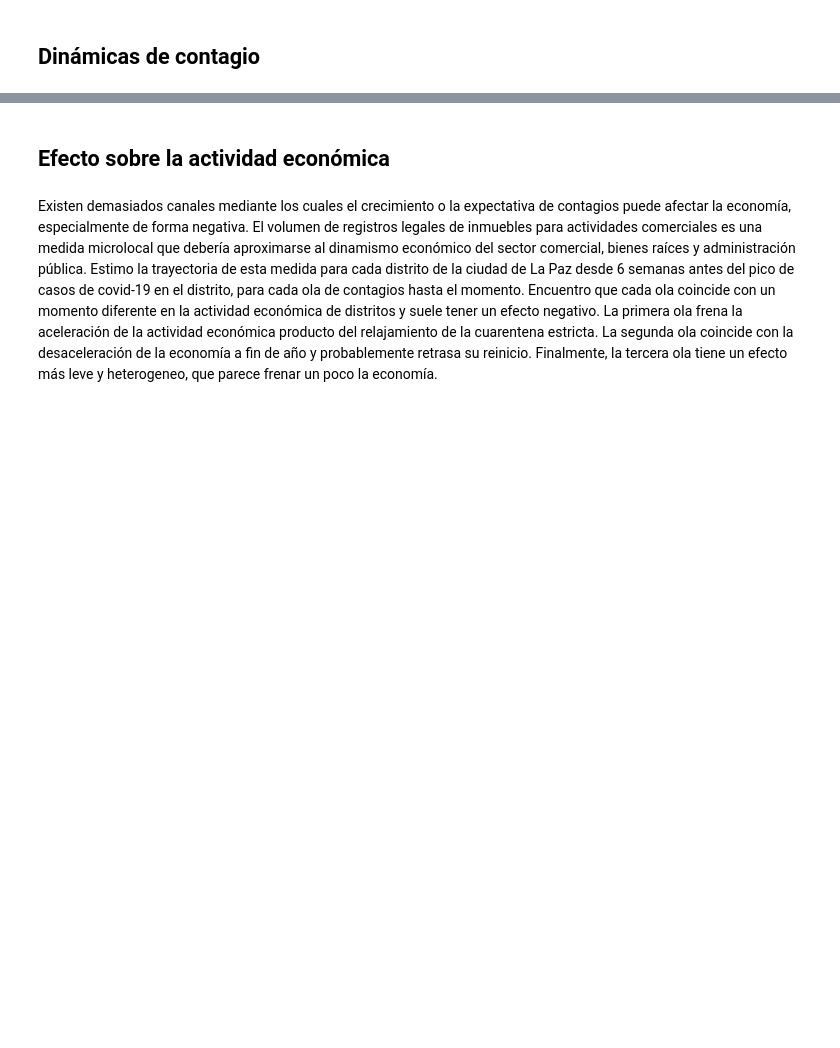
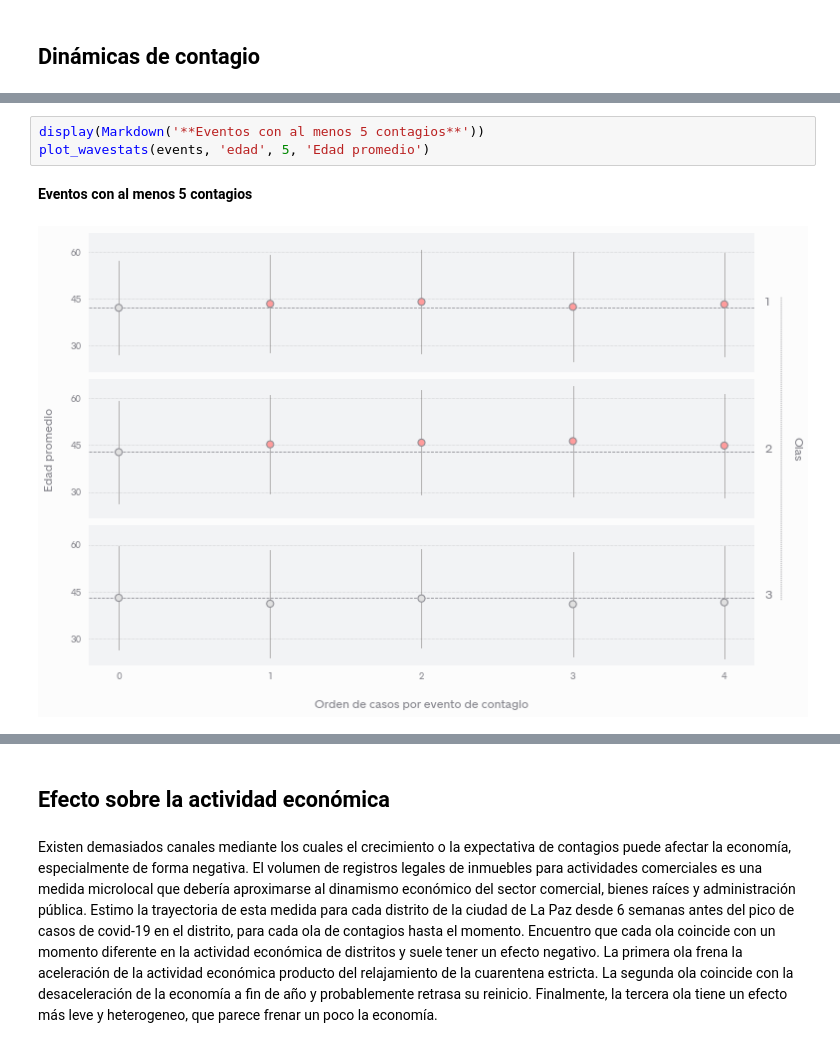
Before and after one commit to mauforonda/notas, a Jupyter notebook: covid19_en_lapaz.ipynb, the cells around one changed output, grey strips where cells are left out. Cells and saved outputs as stored; diff of their text form; blank space fills up the shorter version.

```diff
--- a/covid19_en_lapaz.ipynb
+++ b/covid19_en_lapaz.ipynb
@@ -147,0 +273,6 @@ La línea roja representa la media de años respecto al primer caso y el espacio
+# %%
+display(Markdown('**Eventos con al menos 5 contagios**'))
+plot_wavestats(events, 'edad', 5, 'Edad promedio')
+# %% [output]
+**Eventos con al menos 5 contagios**
+[figure, added]
```
Also changed, not shown: parts of 16 cells of this notebook, 1 other file.
